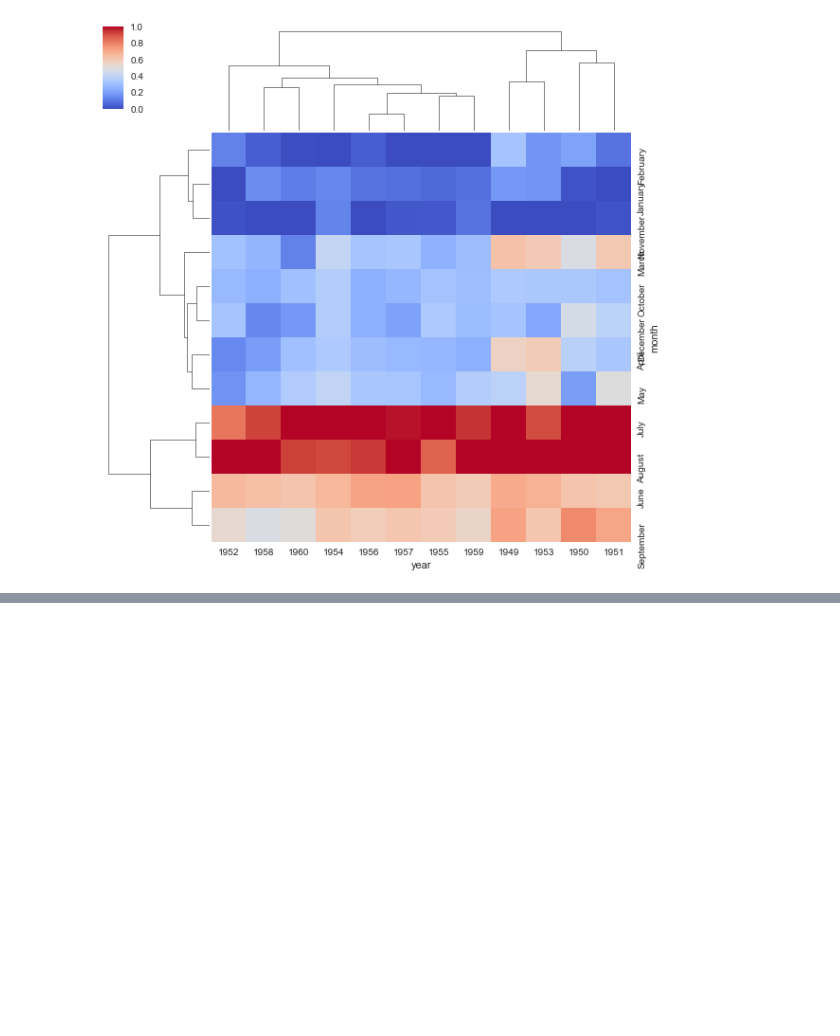
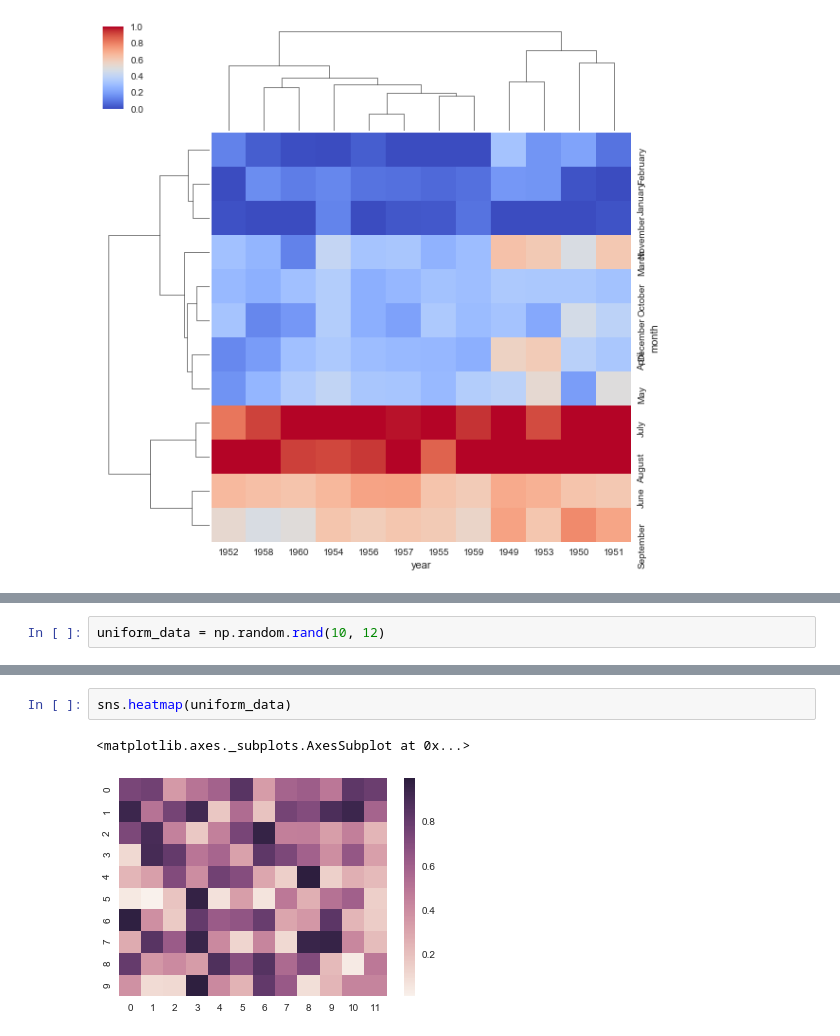
Before and after one commit to PaulaChiu/visualization, a Jupyter notebook: seaborn/heatmaps.ipynb, the cells around one changed output, grey strips where cells are left out. Saved outputs shown, nothing was run; the diff lists cells and outputs as text; blank space fills up the shorter version.

```diff
--- a/seaborn/heatmaps.ipynb
+++ b/seaborn/heatmaps.ipynb
@@ -96,0 +99,2 @@ sns.clustermap(fp, cmap='coolwarm', standard_scale=1)
+# %%
+uniform_data = np.random.rand(10, 12)
@@ -96,0 +121,5 @@ sns.clustermap(fp, cmap='coolwarm', standard_scale=1)
+# %%
+sns.heatmap(uniform_data)
+# %% [output]
+<matplotlib.axes._subplots.AxesSubplot at 0x...>
+[figure, added]
```
Also changed, not shown: parts of 36 cells of this notebook, 5 other files.
